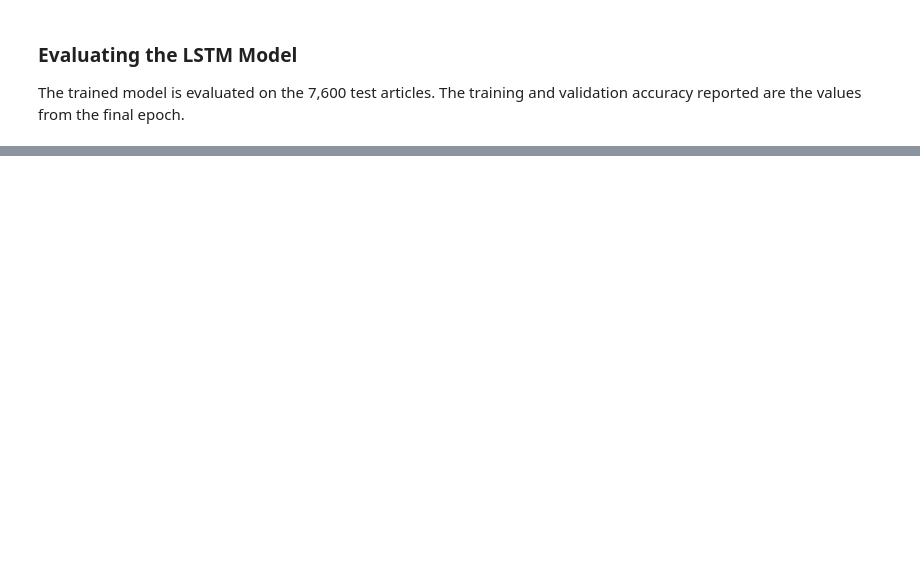
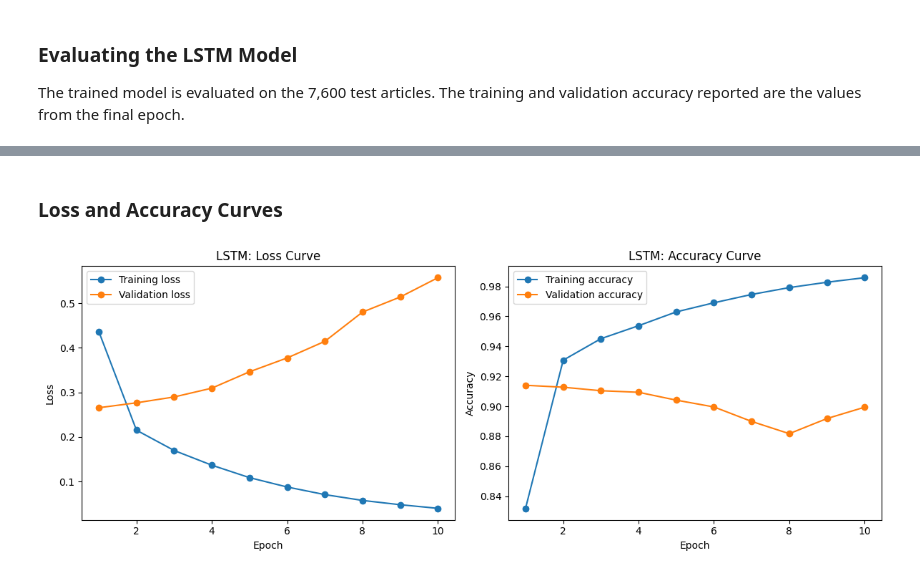
Before and after one commit to mrudultkt/rnn-text-classification-ag-news, a Jupyter notebook: Mrudul_Mukundan_PGDSAIML_B4.ipynb, the cells around one changed output, grey strips where cells are left out. Saved outputs shown, nothing was run; the diff lists cells and outputs as text; code cells hidden in the pictures; blank space fills up the shorter version.

```diff
--- a/Mrudul_Mukundan_PGDSAIML_B4.ipynb
+++ b/Mrudul_Mukundan_PGDSAIML_B4.ipynb
@@ -729,0 +724,6 @@ Training time       : 96.7 seconds
+# %% [markdown]
+### Loss and Accuracy Curves
+# %%
+plot_history(history_lstm, "LSTM")
+# %% [output]
+[figure, added]
```
Also changed, not shown: parts of 53 cells of this notebook.
